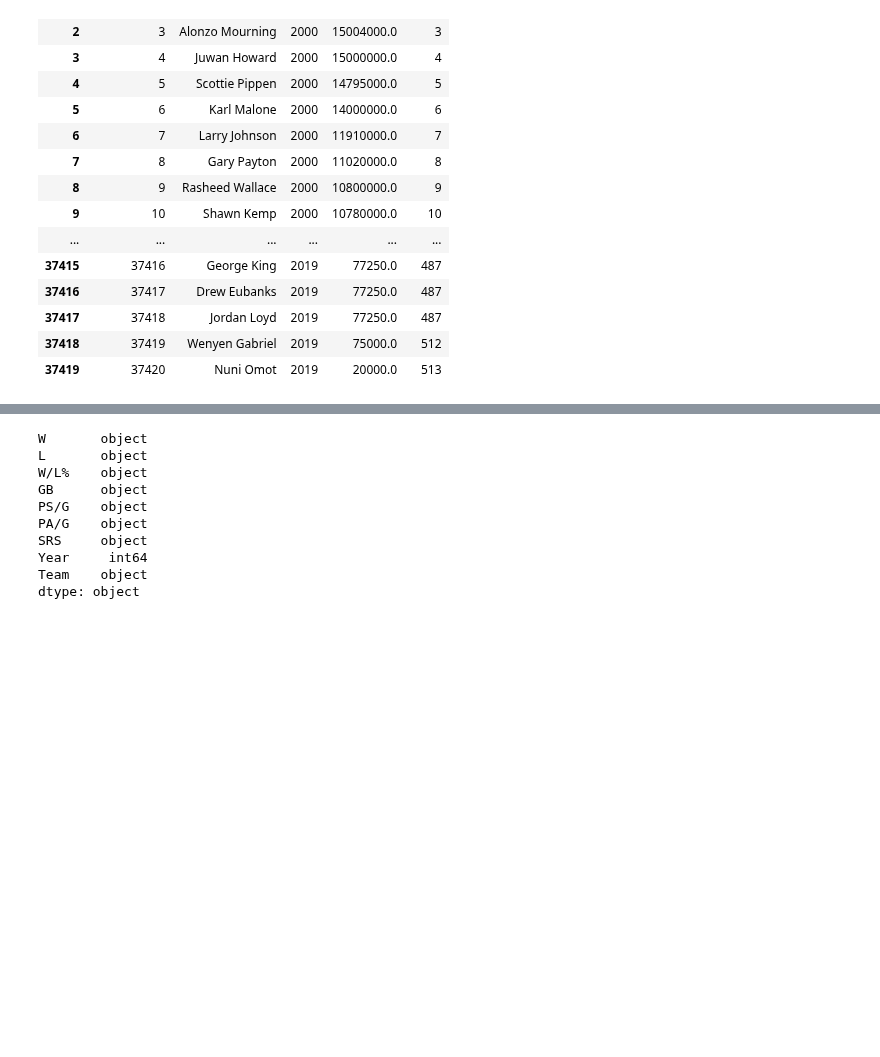
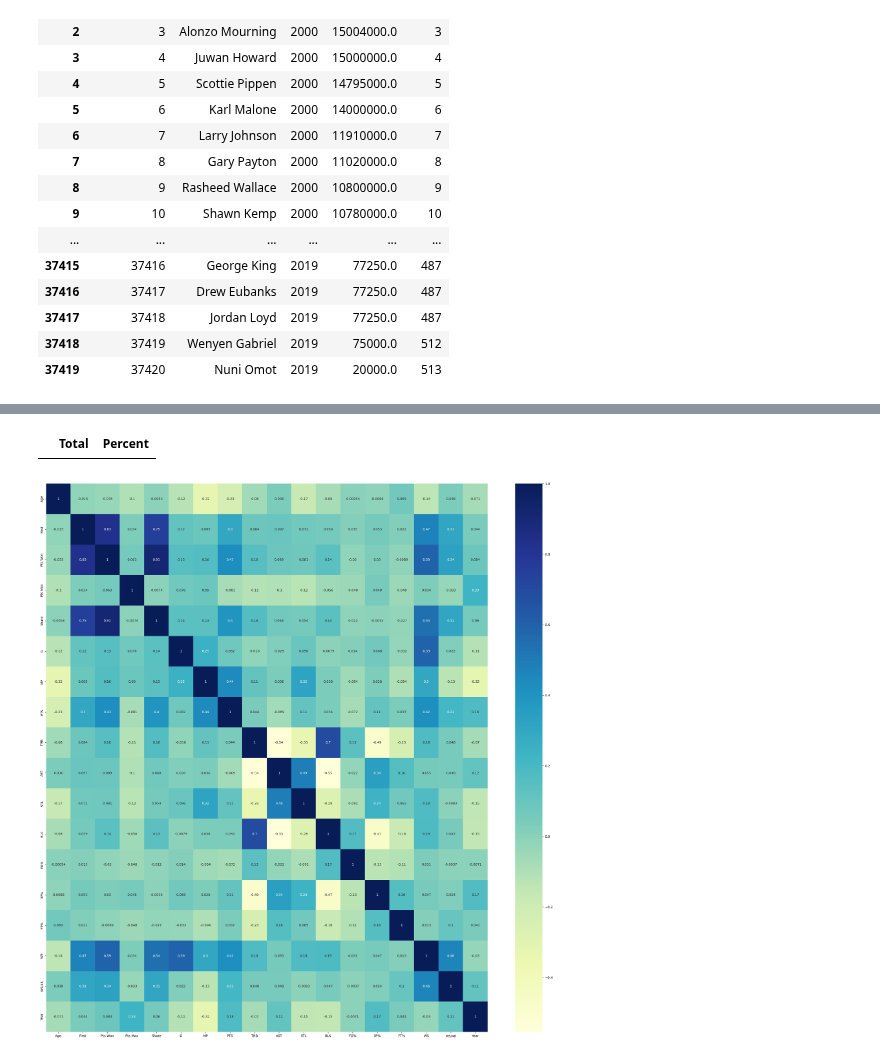
Before and after one commit to akmalgomal3/nba-kasddead, a Jupyter notebook: dataset-insight.ipynb, the cells around one changed output, grey strips where cells are left out. Cells and saved outputs as stored; diff of their text form; code cells hidden in the pictures; blank space fills up the shorter version.

```diff
--- a/dataset-insight.ipynb
+++ b/dataset-insight.ipynb
@@ -139,2 +316,6 @@ display_both_head_and_tail(teams_df)
+# %%
+cek_missing_values(teams_df)
+# %% [output]
+|  | Total | Percent |
 # %%
 teams_df = teams_df[~teams_df["W"].str.contains("Division")]
@@ -145,13 +325,12 @@ teams_df["Team"] = teams_df["Team"].str.replace("*", "", regex=False)
-# %%
-teams_df.dtypes
-# %% [output]
-W       object
-L       object
-W/L%    object
-GB      object
-PS/G    object
-PA/G    object
-SRS     object
-Year     int64
-Team    object
-dtype: object
+# %%
+import seaborn as sb
+import matplotlib.pyplot as plt
+
+plt.figure(figsize=(30,30))
+
+dataplot = sb.heatmap(mvps_df.corr(), cmap="YlGnBu", annot=True, )
+
+# displaying heatmap
+plt.show()
+# %% [output]
+[figure, added]
```
Also changed, not shown: parts of 30 cells of this notebook, 1 other file.
